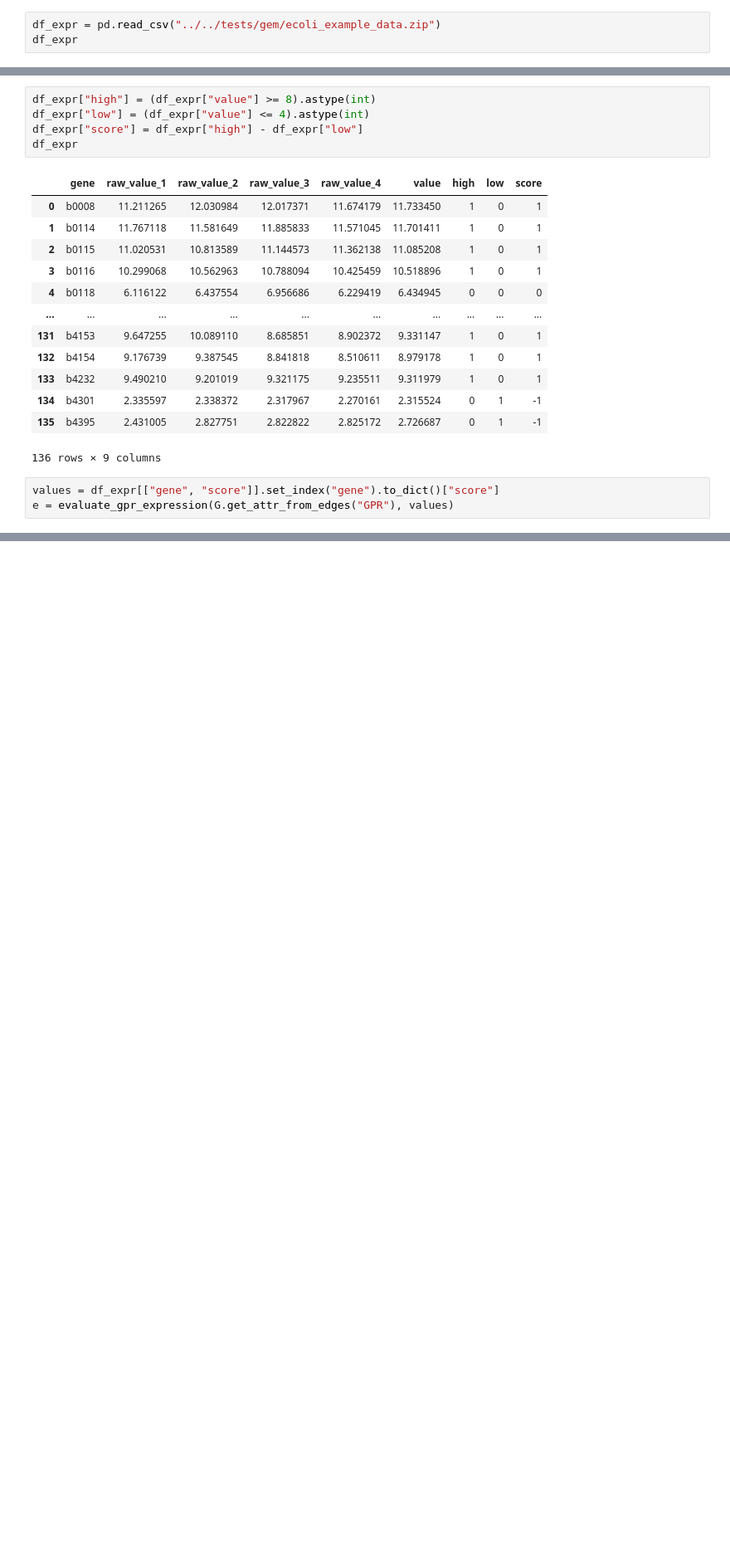
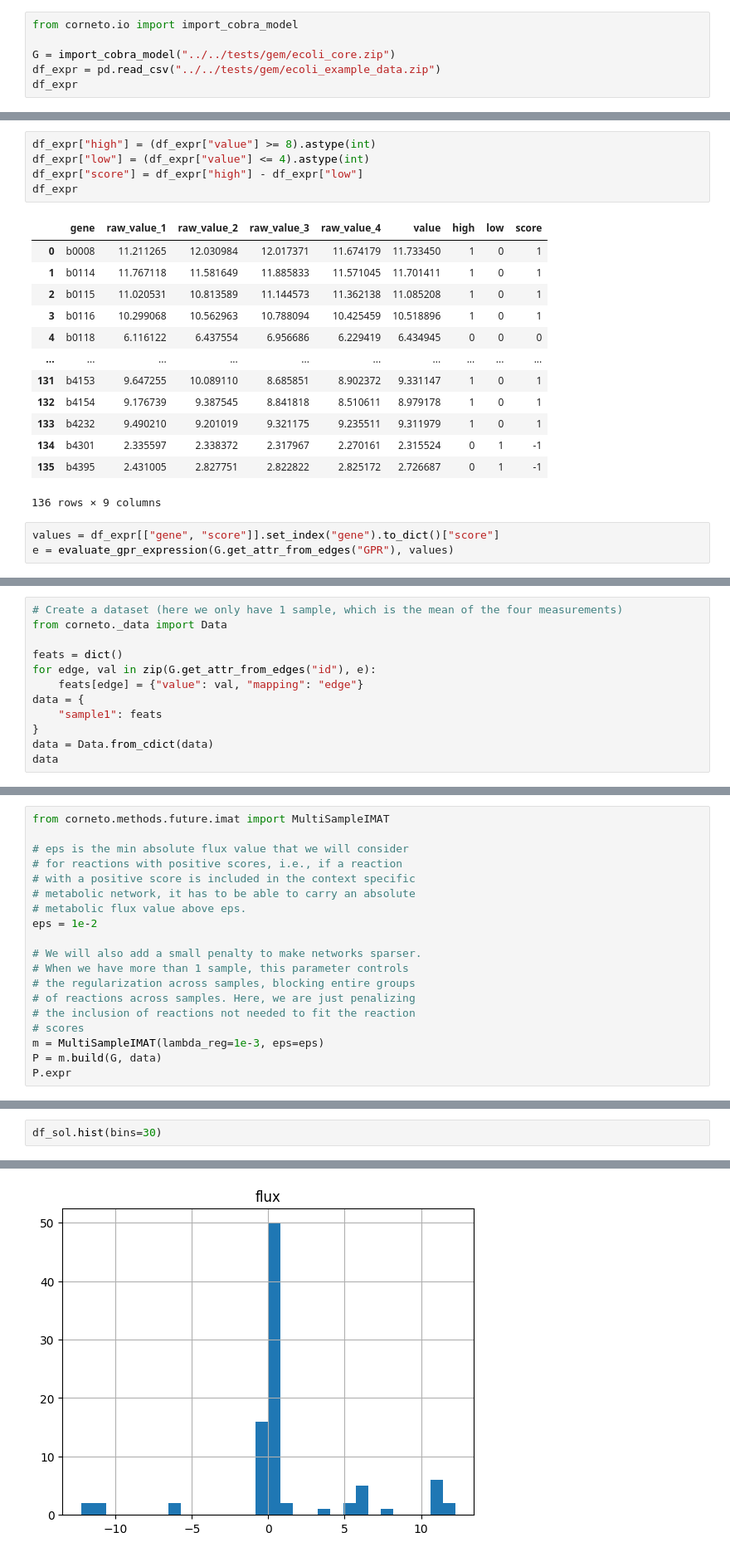
Before and after one commit to saezlab/corneto, a Jupyter notebook: docs/tutorials/context-specific-metabolic-omics.ipynb, the cells around one changed output, grey strips where cells are left out. Shown at 83% size. Drawn from its saved outputs; the diff is of its cells as text; blank space fills up the shorter version.

Commit message:
major refactor of methods

```diff
--- a/docs/tutorials/context-specific-metabolic-omics.ipynb
+++ b/docs/tutorials/context-specific-metabolic-omics.ipynb
@@ -38,4 +20,7 @@ Encoding OBJECTIVE_COEFFICIENT in KineticLaw is discouraged, use fbc:fluxObjecti
 # %%
+from corneto.io import import_cobra_model
+
+G = import_cobra_model("../../tests/gem/ecoli_core.zip")
 df_expr = pd.read_csv("../../tests/gem/ecoli_example_data.zip")
 df_expr
 # %% [output]
@@ -88,0 +122,12 @@ e = evaluate_gpr_expression(G.get_attr_from_edges("GPR"), values)
+# %%
+# Create a dataset (here we only have 1 sample, which is the mean of the four measurements)
+from corneto._data import Data
+
+feats = dict()
+for edge, val in zip(G.get_attr_from_edges("id"), e):
+    feats[edge] = {"value": val, "mapping": "edge"}
+data = {
+    "sample1": feats
+}
+data = Data.from_cdict(data)
+data
@@ -88,0 +138,19 @@ e = evaluate_gpr_expression(G.get_attr_from_edges("GPR"), values)
+# %%
+from corneto.methods.future.imat import MultiSampleIMAT
+
+# eps is the min absolute flux value that we will consider
+# for reactions with positive scores, i.e., if a reaction
+# with a positive score is included in the context specific
+# metabolic network, it has to be able to carry an absolute
+# metabolic flux value above eps.
+eps = 1e-2
+
+# We will also add a small penalty to make networks sparser.
+# When we have more than 1 sample, this parameter controls
+# the regularization across samples, blocking entire groups
+# of reactions across samples. Here, we are just penalizing
+# the inclusion of reactions not needed to fit the reaction
+# scores
+m = MultiSampleIMAT(lambda_reg=1e-3, eps=eps)
+P = m.build(G, data)
+P.expr
@@ -88,0 +197,3 @@ e = evaluate_gpr_expression(G.get_attr_from_edges("GPR"), values)
+# %%
+df_sol.hist(bins=30)
+# %% [output]
@@ -88,0 +201 @@ e = evaluate_gpr_expression(G.get_attr_from_edges("GPR"), values)
+[figure, added]
```
Also changed, not shown: parts of 29 cells of this notebook, 39 other files.
